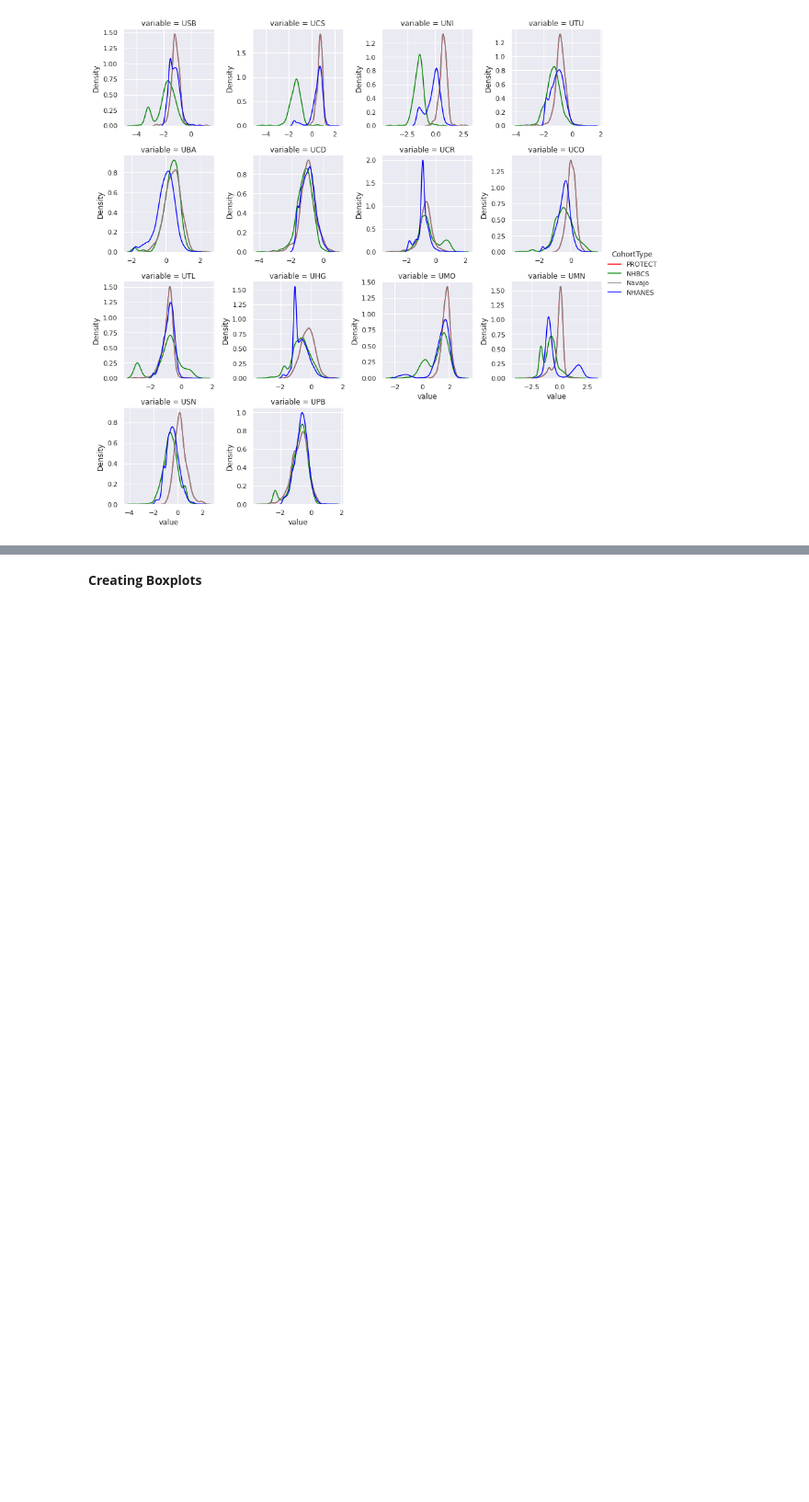
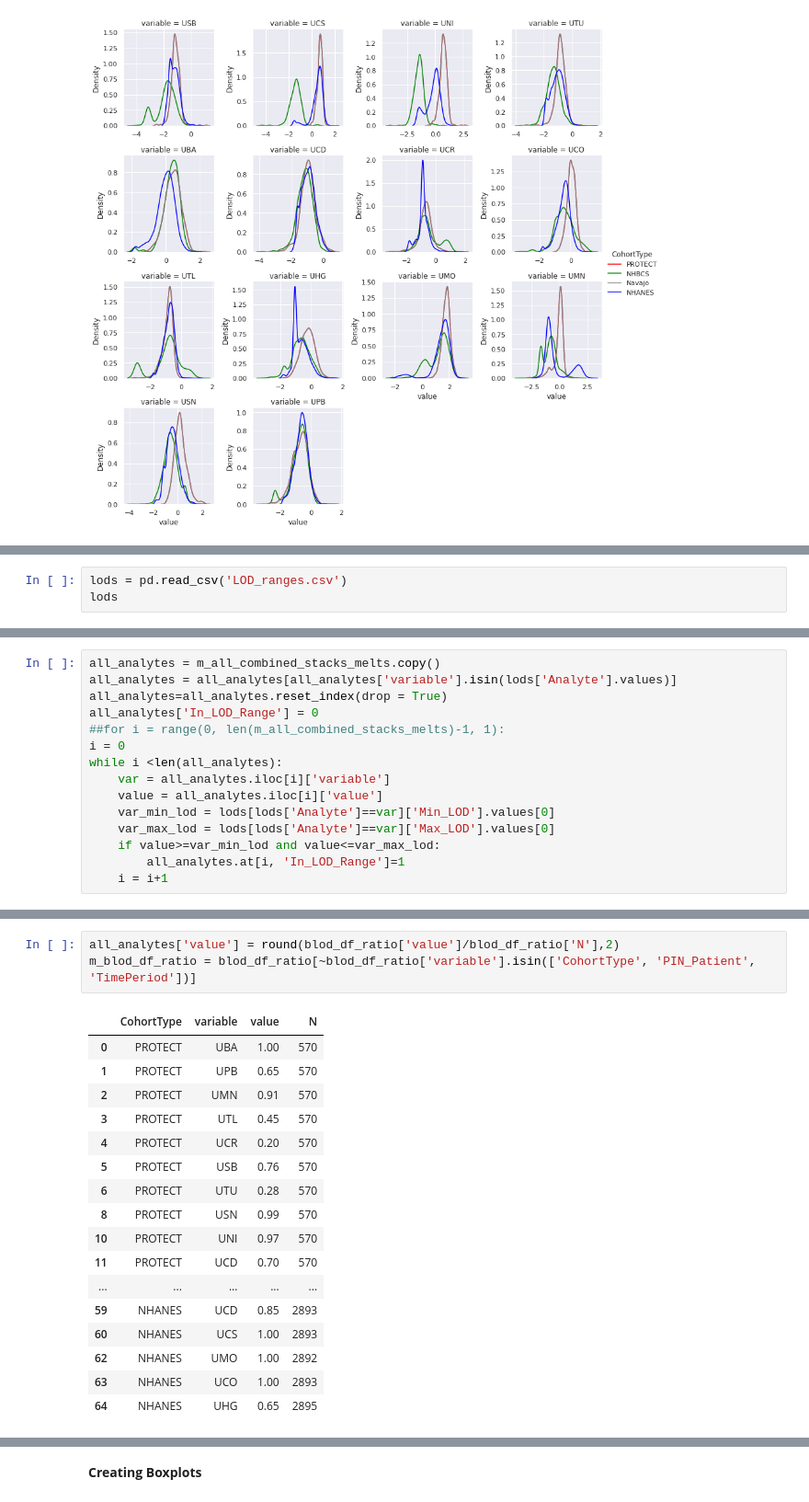
Before and after one commit to agostini01/harmonization-website, a Jupyter notebook: cohorts_proj/jupyter/Distribution Paper JGeller/NHANES_template_copy.ipynb, the cells around one changed output, grey strips where cells are left out. Shown at 92% size. Cells and saved outputs as stored; diff of their text form; blank space fills up the shorter version.

```diff
--- a/cohorts_proj/jupyter/Distribution Paper JGeller/NHANES_template_copy.ipynb
+++ b/cohorts_proj/jupyter/Distribution Paper JGeller/NHANES_template_copy.ipynb
@@ -717,0 +720,3 @@ p1.savefig('Dist_Plot_Log_Analyte_DP_Paper.jpg', format = 'jpeg', dpi = 1000)
+# %%
+lods = pd.read_csv('LOD_ranges.csv')
+lods
@@ -717,0 +759,15 @@ p1.savefig('Dist_Plot_Log_Analyte_DP_Paper.jpg', format = 'jpeg', dpi = 1000)
+# %%
+all_analytes = m_all_combined_stacks_melts.copy()
+all_analytes = all_analytes[all_analytes['variable'].isin(lods['Analyte'].values)]
+all_analytes=all_analytes.reset_index(drop = True)
+all_analytes['In_LOD_Range'] = 0
+##for i = range(0, len(m_all_combined_stacks_melts)-1, 1):
+i = 0
+while i <len(all_analytes):
+    var = all_analytes.iloc[i]['variable']
+    value = all_analytes.iloc[i]['value']
+    var_min_lod = lods[lods['Analyte']==var]['Min_LOD'].values[0]
+    var_max_lod = lods[lods['Analyte']==var]['Max_LOD'].values[0]
+    if value>=var_min_lod and value<=var_max_lod:
+        all_analytes.at[i, 'In_LOD_Range']=1
+    i = i+1
@@ -717,0 +790,21 @@ p1.savefig('Dist_Plot_Log_Analyte_DP_Paper.jpg', format = 'jpeg', dpi = 1000)
+# %%
+all_analytes['value'] = round(blod_df_ratio['value']/blod_df_ratio['N'],2)
+m_blod_df_ratio = blod_df_ratio[~blod_df_ratio['variable'].isin(['CohortType', 'PIN_Patient', 'TimePeriod'])]
+# %% [output]
+|  | CohortType | variable | value | N |
+| 0 | PROTECT | UBA | 1.00 | 570 |
+| 1 | PROTECT | UPB | 0.65 | 570 |
+| 2 | PROTECT | UMN | 0.91 | 570 |
+| 3 | PROTECT | UTL | 0.45 | 570 |
+| 4 | PROTECT | UCR | 0.20 | 570 |
+| 5 | PROTECT | USB | 0.76 | 570 |
+| 6 | PROTECT | UTU | 0.28 | 570 |
+| 8 | PROTECT | USN | 0.99 | 570 |
+| 10 | PROTECT | UNI | 0.97 | 570 |
+| 11 | PROTECT | UCD | 0.70 | 570 |
+| ... | ... | ... | ... | ... |
+| 59 | NHANES | UCD | 0.85 | 2893 |
+| 60 | NHANES | UCS | 1.00 | 2893 |
+| 62 | NHANES | UMO | 1.00 | 2892 |
+| 63 | NHANES | UCO | 1.00 | 2893 |
+| 64 | NHANES | UHG | 0.65 | 2895 |
```
Also changed, not shown: parts of 33 cells of this notebook, 1 other file.
